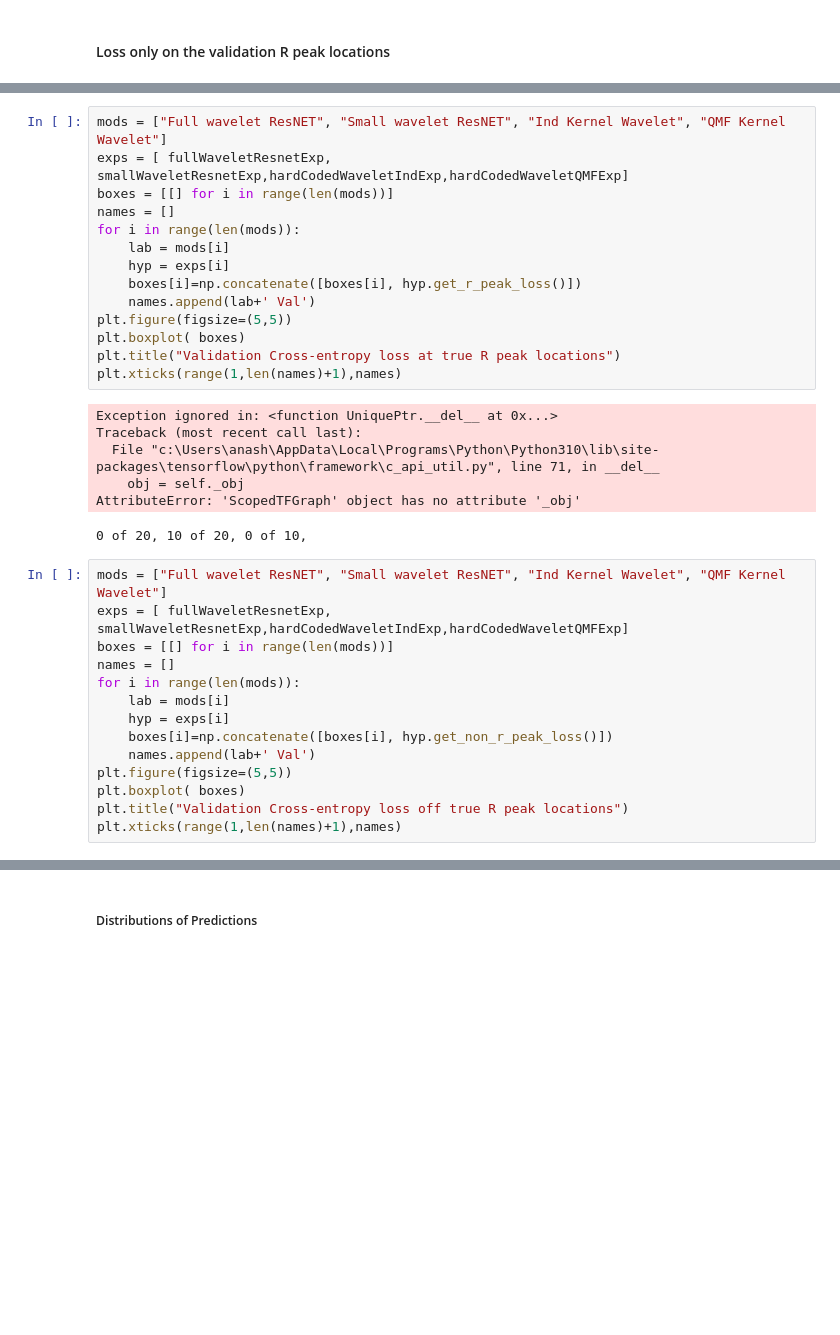
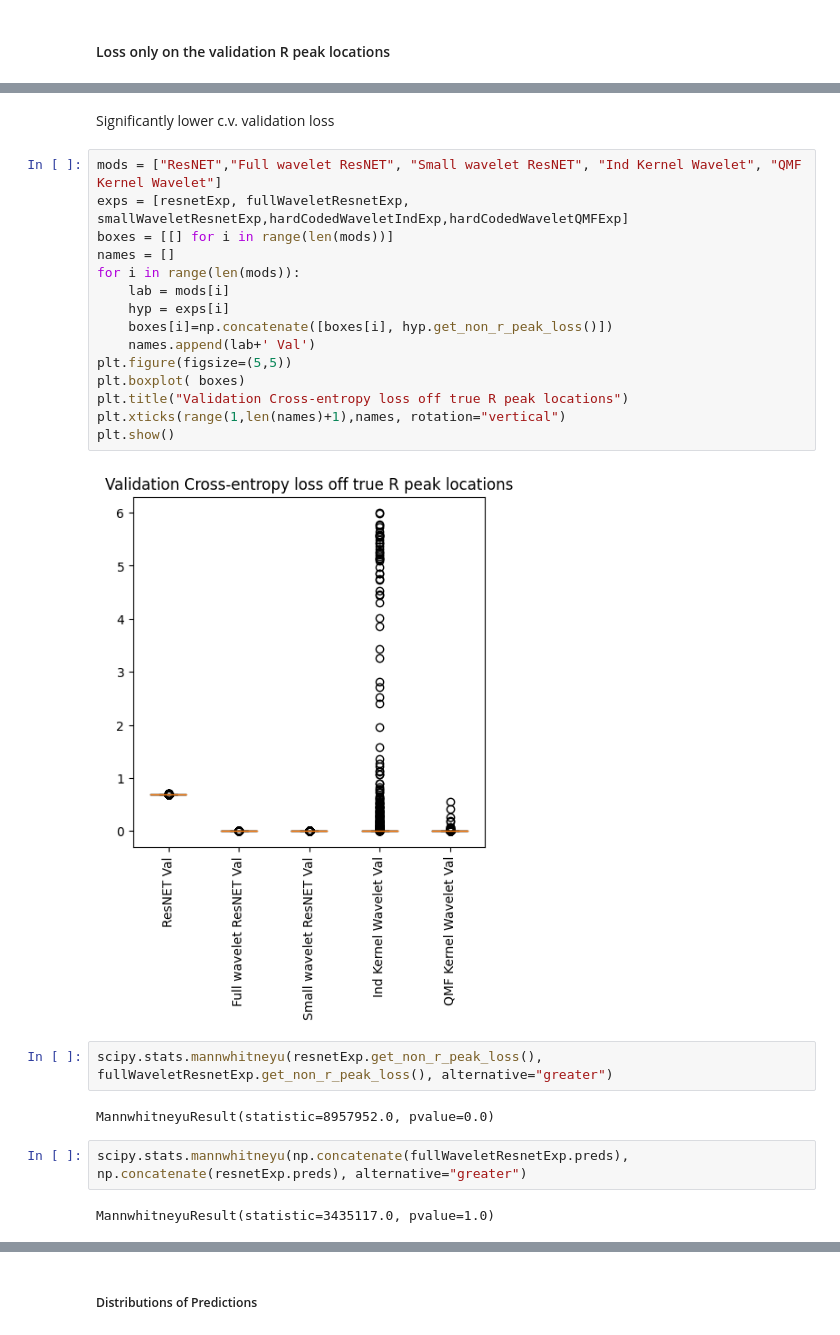
Before and after one commit to andrew-nash/fyp, a Jupyter notebook: empirical_experiments.ipynb, the cells around one changed output, grey strips where cells are left out. Drawn from its saved outputs; the diff is of its cells as text; blank space fills up the shorter version.

```diff
--- a/empirical_experiments.ipynb
+++ b/empirical_experiments.ipynb
@@ -314,35 +337,27 @@ plt.show()
+# %% [markdown]
+Significantly lower c.v. validation loss
 # %%
-mods = ["Full wavelet ResNET", "Small wavelet ResNET", "Ind Kernel Wavelet", "QMF Kernel Wavelet"]
-exps = [ fullWaveletResnetExp, smallWaveletResnetExp,hardCodedWaveletIndExp,hardCodedWaveletQMFExp]
+mods = ["ResNET","Full wavelet ResNET", "Small wavelet ResNET", "Ind Kernel Wavelet", "QMF Kernel Wavelet"]
+exps = [resnetExp, fullWaveletResnetExp, smallWaveletResnetExp,hardCodedWaveletIndExp,hardCodedWaveletQMFExp]
 boxes = [[] for i in range(len(mods))]
 names = []
 for i in range(len(mods)):
     lab = mods[i]
     hyp = exps[i]
-    boxes[i]=np.concatenate([boxes[i], hyp.get_r_peak_loss()])
+    boxes[i]=np.concatenate([boxes[i], hyp.get_non_r_peak_loss()])
     names.append(lab+' Val')
 plt.figure(figsize=(5,5))
 plt.boxplot( boxes)
-plt.title("Validation Cross-entropy loss at true R peak locations")
-plt.xticks(range(1,len(names)+1),names)
+plt.title("Validation Cross-entropy loss off true R peak locations")
+plt.xticks(range(1,len(names)+1),names, rotation="vertical")
+plt.show()
 # %% [output]
-Exception ignored in: <function UniquePtr.__del__ at 0x...>
-Traceback (most recent call last):
-  File "c:\Users\anash\AppData\Local\Programs\Python\Python310\lib\site-packages\tensorflow\python\framework\c_api_util.py", line 71, in __del__
-    obj = self._obj
-AttributeError: 'ScopedTFGraph' object has no attribute '_obj'
-0 of 20, 10 of 20, 0 of 10,
+[figure, added]
-# %%
-mods = ["Full wavelet ResNET", "Small wavelet ResNET", "Ind Kernel Wavelet", "QMF Kernel Wavelet"]
-exps = [ fullWaveletResnetExp, smallWaveletResnetExp,hardCodedWaveletIndExp,hardCodedWaveletQMFExp]
-boxes = [[] for i in range(len(mods))]
-names = []
-for i in range(len(mods)):
-    lab = mods[i]
-    hyp = exps[i]
-    boxes[i]=np.concatenate([boxes[i], hyp.get_non_r_peak_loss()])
-    names.append(lab+' Val')
-plt.figure(figsize=(5,5))
-plt.boxplot( boxes)
-plt.title("Validation Cross-entropy loss off true R peak locations")
-plt.xticks(range(1,len(names)+1),names)
+# %%
+scipy.stats.mannwhitneyu(resnetExp.get_non_r_peak_loss(), fullWaveletResnetExp.get_non_r_peak_loss(), alternative="greater")
+# %% [output]
+MannwhitneyuResult(statistic=8957952.0, pvalue=0.0)
+# %%
+scipy.stats.mannwhitneyu(np.concatenate(fullWaveletResnetExp.preds), np.concatenate(resnetExp.preds), alternative="greater")
+# %% [output]
+MannwhitneyuResult(statistic=3435117.0, pvalue=1.0)
```
Also changed, not shown: parts of 29 cells of this notebook, 5 other files.
